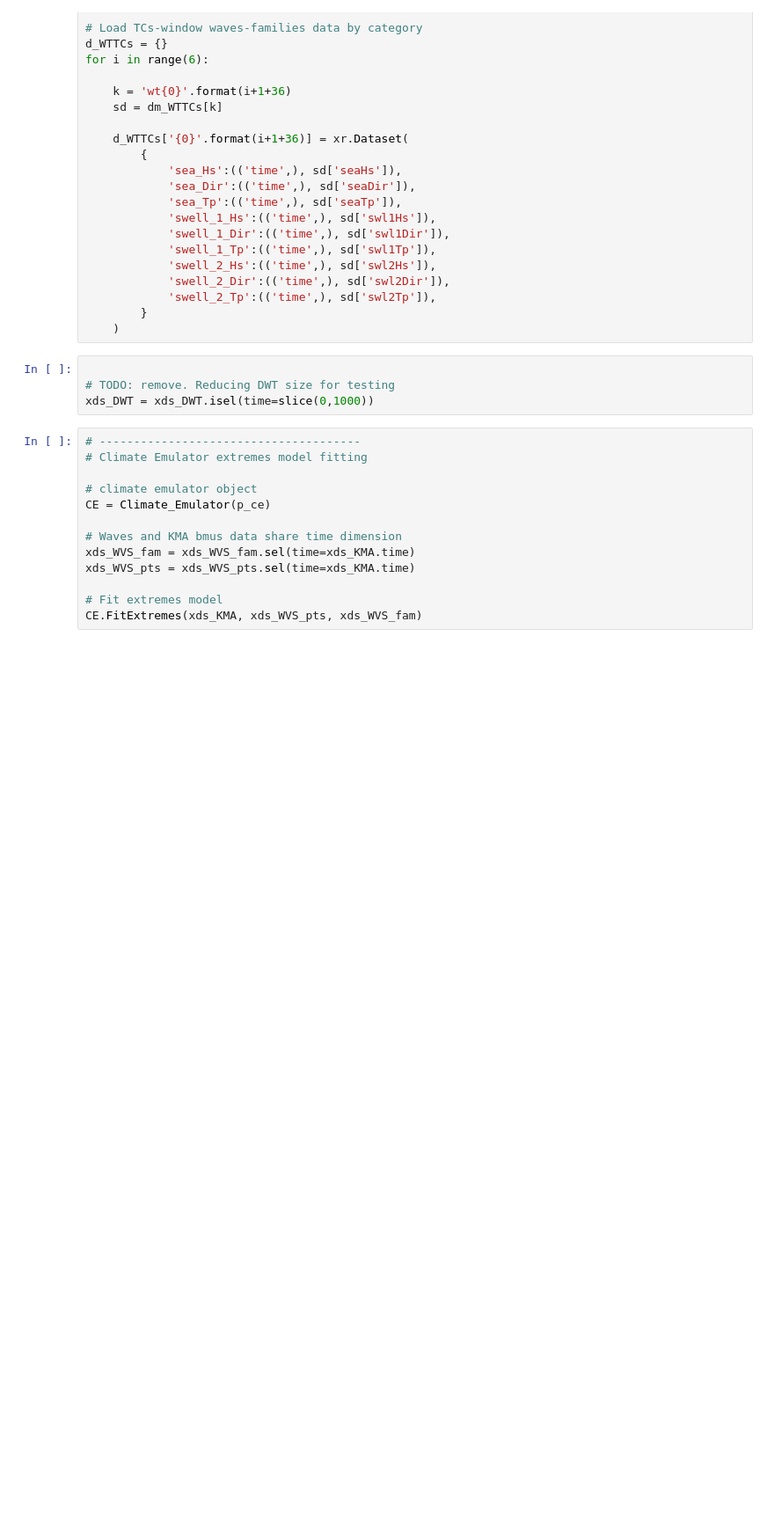
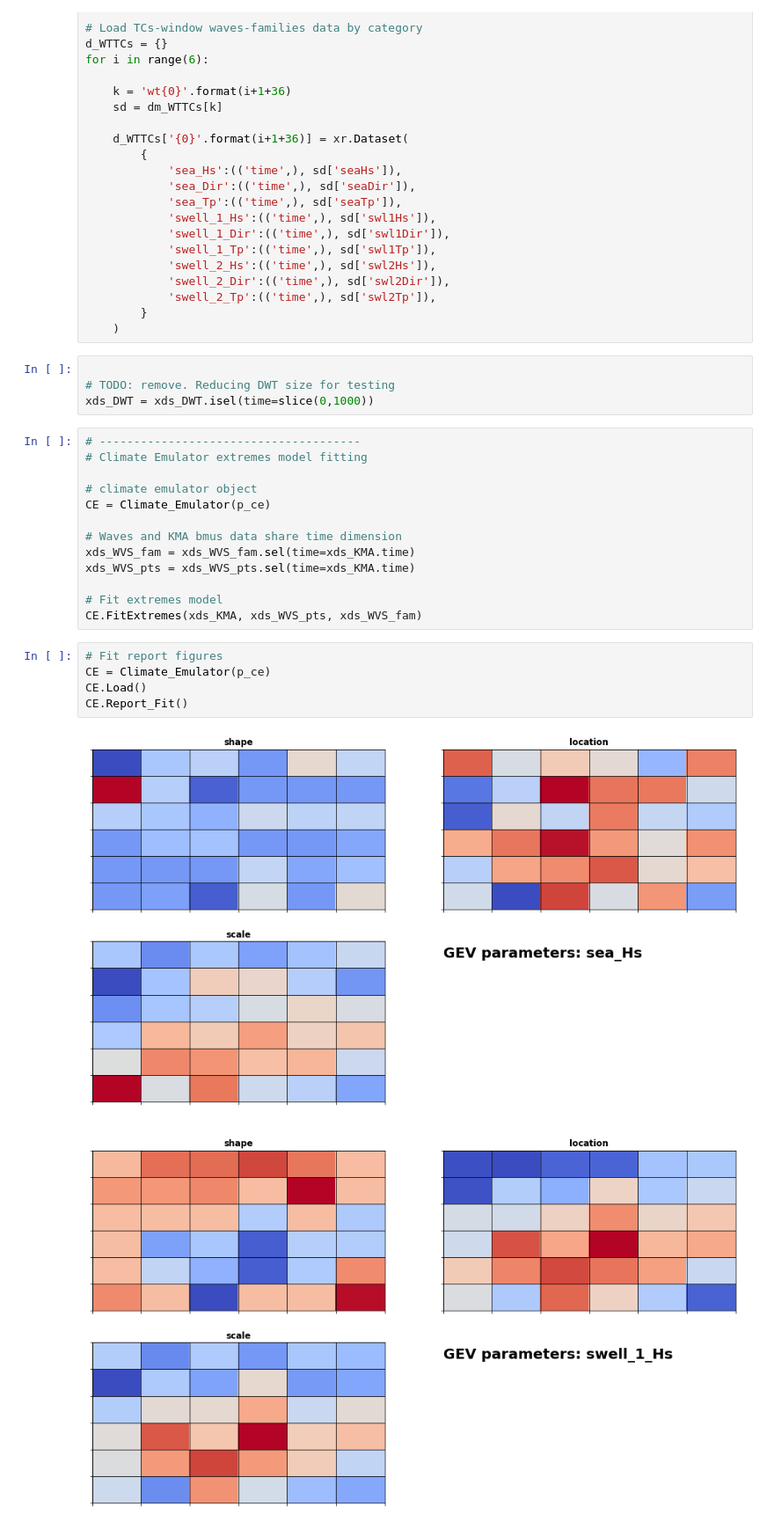
Before and after one commit to teslakit/teslakit, a Jupyter notebook: project_nb/10_Climate_Emulator.ipynb, the cells around one changed output. Shown at 88% size. Cells and saved outputs as stored; diff of their text form; blank space fills up the shorter version.

Commit message:
added report with extremes fitting figures

```diff
--- a/project_nb/10_Climate_Emulator.ipynb
+++ b/project_nb/10_Climate_Emulator.ipynb
@@ -141,3 +142,11 @@ xds_WVS_pts = xds_WVS_pts.sel(time=xds_KMA.time)
 
 # Fit extremes model
 CE.FitExtremes(xds_KMA, xds_WVS_pts, xds_WVS_fam)
+# %%
+# Fit report figures
+CE = Climate_Emulator(p_ce)
+CE.Load()
+CE.Report_Fit()
+# %% [output]
+[figure, added]
+[figure, added]
```
Also changed, not shown: parts of 5 cells of this notebook.
